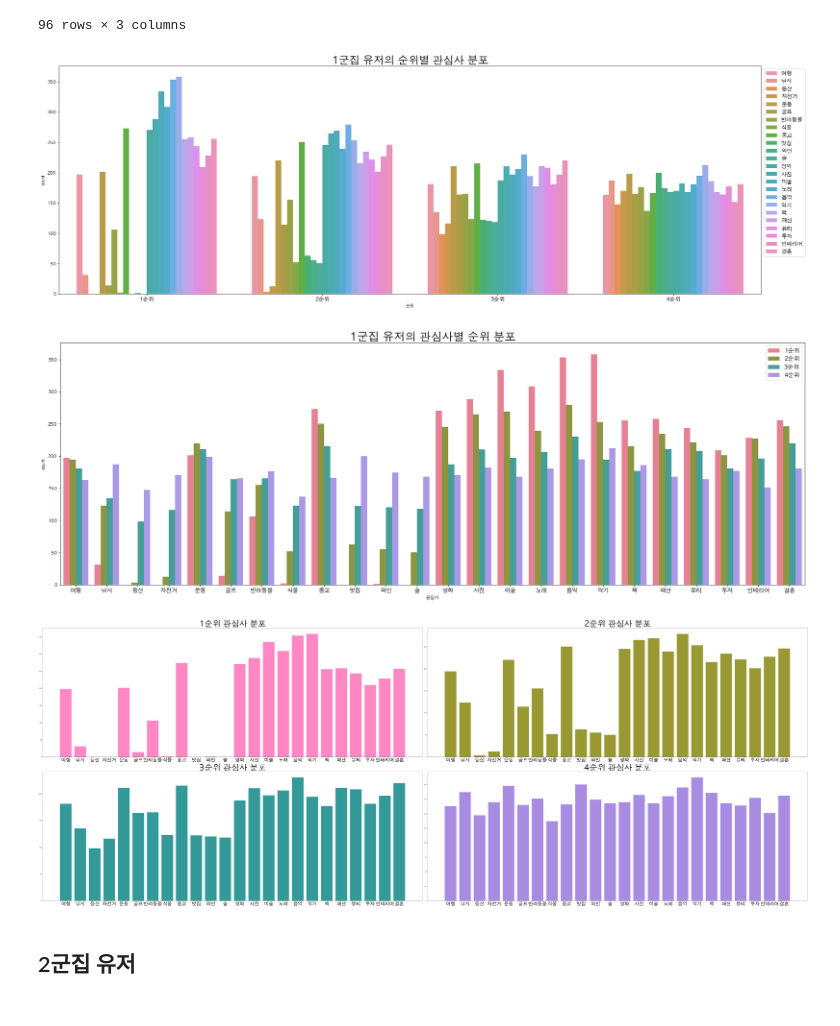
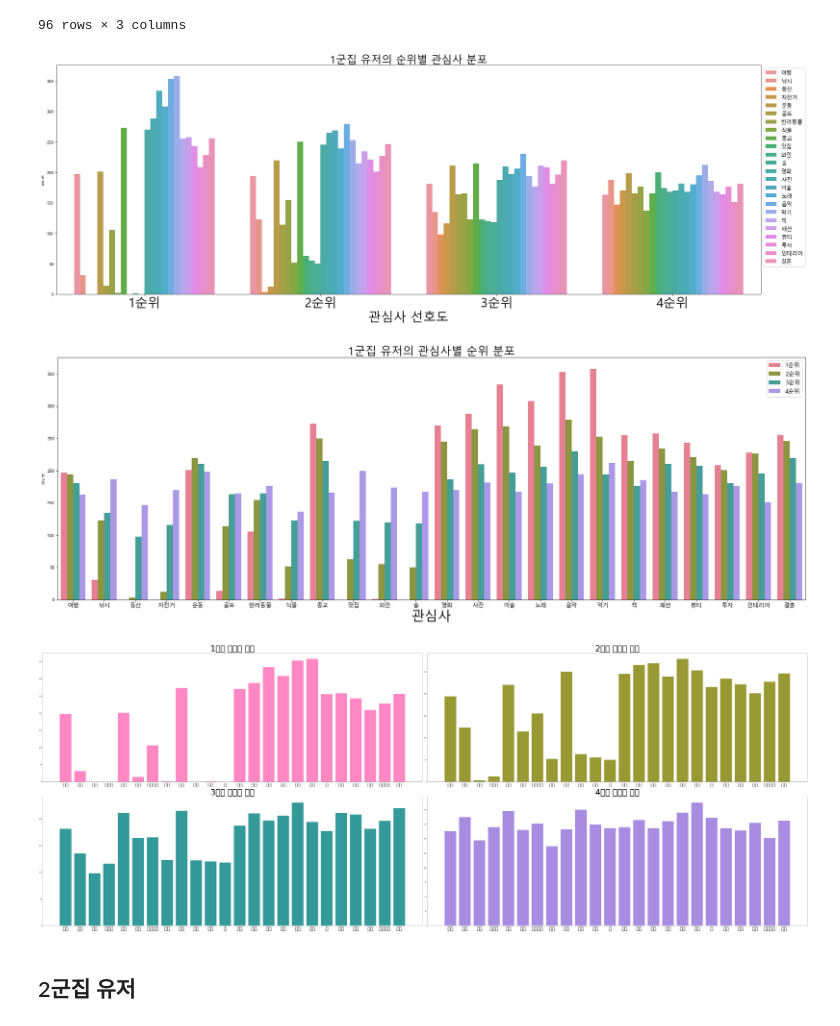
Before and after one commit to yunhaeng/Sinor_recommendation, a Jupyter notebook: testing/sh/test_weights.ipynb, the cells around one changed output. Drawn from its saved outputs; the diff is of its cells as text; code cells hidden in the pictures.

```diff
--- a/testing/sh/test_weights.ipynb
+++ b/testing/sh/test_weights.ipynb
@@ -379,10 +380,12 @@ g0_tidy
 96 rows × 3 columns
 # %%
 # 0군집 유저의 순위별 관심사 분포
+plt.rc("font", family="Malgun Gothic")
 plt.figure(figsize=(30, 10))
 sns.barplot(data=g0_tidy, x='순위', y='count', hue='관심사')
 plt.title("0군집 유저의 순위별 관심사 분포", loc='center', fontsize=25)
-plt.xticks(fontsize=13)
+plt.xticks(fontsize=30)
+plt.xlabel('관심사 선호도',fontsize=30)
 plt.legend(fontsize=13, bbox_to_anchor=(1.0, 1.0), loc='upper left')
 plt.show()
 # %% [output]
@@ -559,13 +565,14 @@ g1_tidy
 # %%
 # 1군집 유저의 순위별 관심사 분포
 plt.figure(figsize=(30, 10))
 sns.barplot(data=g1_tidy, x='순위', y='count', hue='관심사')
 plt.title("1군집 유저의 순위별 관심사 분포", loc='center', fontsize=25)
-plt.xticks(fontsize=13)
+plt.xticks(fontsize=30)
+plt.xlabel('관심사 선호도',fontsize=30)
 plt.legend(fontsize=13, bbox_to_anchor=(1.0, 1.0), loc='upper left')
 plt.show()
 # %% [output]
-[figure, old version]
+[figure, new version]
 # %%
 # 1군집 유저의 관심사별 순위 분포
 plt.figure(figsize=(30, 10))
@@ -573,9 +580,10 @@ sns.barplot(data=g1_tidy, x='관심사', y='count', hue='순위', palette='husl'
 plt.title("1군집 유저의 관심사별 순위 분포", loc='center', fontsize=25)
 plt.xticks(fontsize=13)
 plt.legend(fontsize=13)
+plt.xlabel('관심사', fontsize=30)
 plt.show()
 # %% [output]
-[figure, old version]
+[figure, new version]
 # %%
 # 순위별 관심사 분포
 rnk = ['1순위', '2순위', '3순위', '4순위']
@@ -593,7 +601,7 @@ for r_ in rnk:
 plt.tight_layout()
 plt.show()
 # %% [output]
-[figure, old version]
+[figure, new version]
 # %% [markdown]
 ## 2군집 유저
 # %%
```
Also changed, not shown: parts of 9 cells of this notebook, 2 other files.
